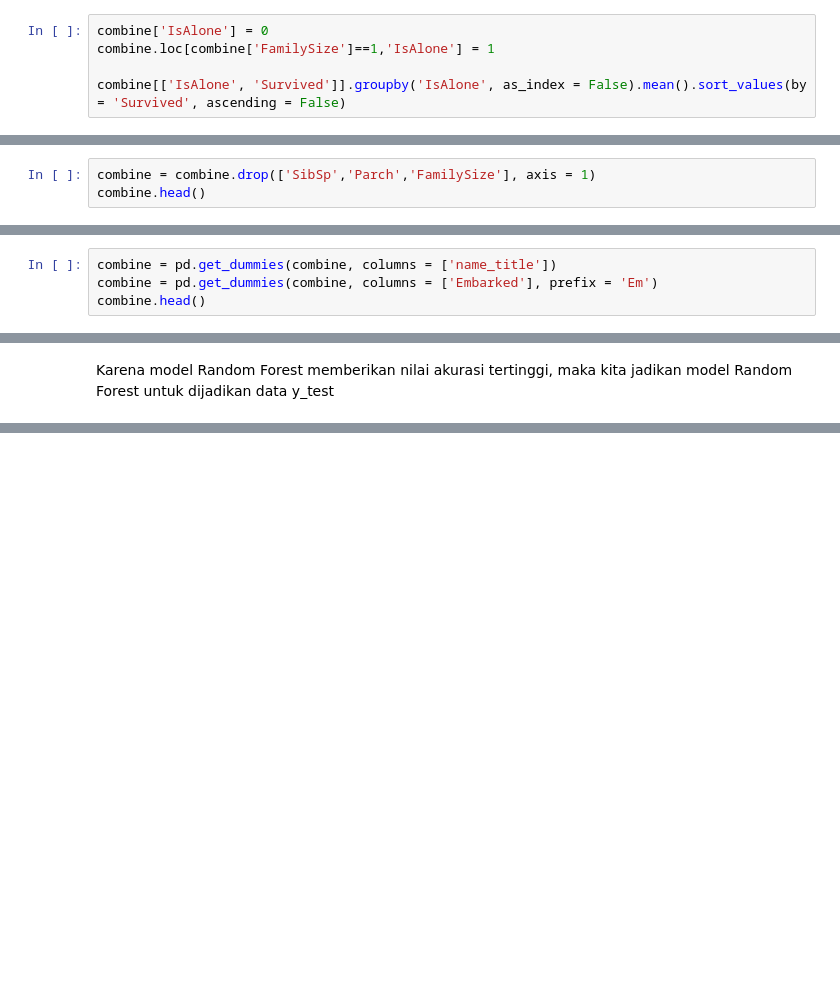
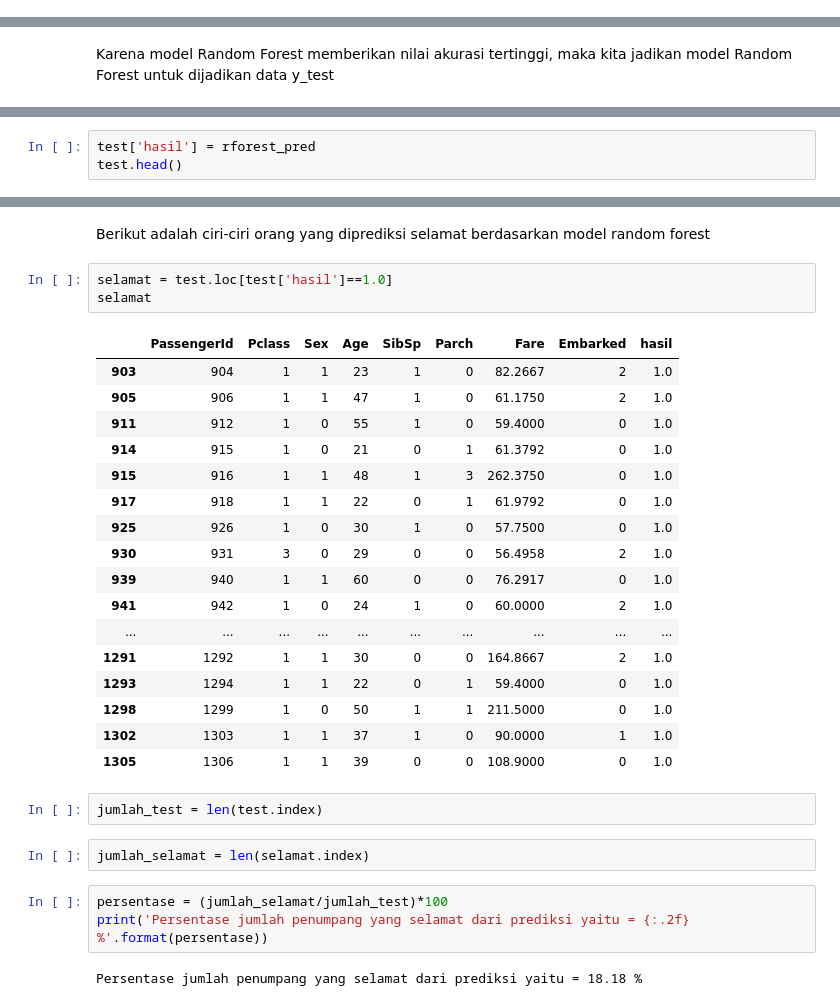
Before and after one commit to wurifah/Bisaai, a Jupyter notebook: sinarmas_titanic.ipynb, the cells around one changed output, grey strips where cells are left out. Drawn from its saved outputs; the diff is of its cells as text; blank space fills up the shorter version.

```diff
--- a/sinarmas_titanic.ipynb
+++ b/sinarmas_titanic.ipynb
@@ -410,5 +349,0 @@ combine['FamilySize'] = combine['SibSp'] + combine['Parch'] +1
-# %%
-combine['IsAlone'] = 0
-combine.loc[combine['FamilySize']==1,'IsAlone'] = 1
-
-combine[['IsAlone', 'Survived']].groupby('IsAlone', as_index = False).mean().sort_values(by = 'Survived', ascending = False)
@@ -421,3 +349,0 @@ sekitar 0,5 dari seluruh jumlah penumpang yang tidak sendiri dapat selamat sedan
-# %%
-combine = combine.drop(['SibSp','Parch','FamilySize'], axis = 1)
-combine.head()
@@ -433,4 +349,0 @@ lalu kita buat data dummy untuk kolom name_title dan Embarked agar model dapat d
-# %%
-combine = pd.get_dummies(combine, columns = ['name_title'])
-combine = pd.get_dummies(combine, columns = ['Embarked'], prefix = 'Em')
-combine.head()
@@ -625,0 +520,3 @@ submit.to_csv('Submit.csv')
+# %%
+test['hasil'] = rforest_pred
+test.head()
@@ -625,0 +530,32 @@ submit.to_csv('Submit.csv')
+# %% [markdown]
+Berikut adalah ciri-ciri orang yang diprediksi selamat berdasarkan model random forest
+# %%
+selamat = test.loc[test['hasil']==1.0]
+selamat
+# %% [output]
+|  | PassengerId | Pclass | Sex | Age | SibSp | Parch | Fare | Embarked | hasil |
+| 903 | 904 | 1 | 1 | 23 | 1 | 0 | 82.2667 | 2 | 1.0 |
+| 905 | 906 | 1 | 1 | 47 | 1 | 0 | 61.1750 | 2 | 1.0 |
+| 911 | 912 | 1 | 0 | 55 | 1 | 0 | 59.4000 | 0 | 1.0 |
+| 914 | 915 | 1 | 0 | 21 | 0 | 1 | 61.3792 | 0 | 1.0 |
+| 915 | 916 | 1 | 1 | 48 | 1 | 3 | 262.3750 | 0 | 1.0 |
+| 917 | 918 | 1 | 1 | 22 | 0 | 1 | 61.9792 | 0 | 1.0 |
+| 925 | 926 | 1 | 0 | 30 | 1 | 0 | 57.7500 | 0 | 1.0 |
+| 930 | 931 | 3 | 0 | 29 | 0 | 0 | 56.4958 | 2 | 1.0 |
+| 939 | 940 | 1 | 1 | 60 | 0 | 0 | 76.2917 | 0 | 1.0 |
+| 941 | 942 | 1 | 0 | 24 | 1 | 0 | 60.0000 | 2 | 1.0 |
+| ... | ... | ... | ... | ... | ... | ... | ... | ... | ... |
+| 1291 | 1292 | 1 | 1 | 30 | 0 | 0 | 164.8667 | 2 | 1.0 |
+| 1293 | 1294 | 1 | 1 | 22 | 0 | 1 | 59.4000 | 0 | 1.0 |
+| 1298 | 1299 | 1 | 0 | 50 | 1 | 1 | 211.5000 | 0 | 1.0 |
+| 1302 | 1303 | 1 | 1 | 37 | 1 | 0 | 90.0000 | 1 | 1.0 |
+| 1305 | 1306 | 1 | 1 | 39 | 0 | 0 | 108.9000 | 0 | 1.0 |
+# %%
+jumlah_test = len(test.index)
+# %%
+jumlah_selamat = len(selamat.index)
+# %%
+persentase = (jumlah_selamat/jumlah_test)*100
+print('Persentase jumlah penumpang yang selamat dari prediksi yaitu = {:.2f} %'.format(persentase))
+# %% [output]
+Persentase jumlah penumpang yang selamat dari prediksi yaitu = 18.18 %
```
Also changed, not shown: parts of 34 cells of this notebook.
